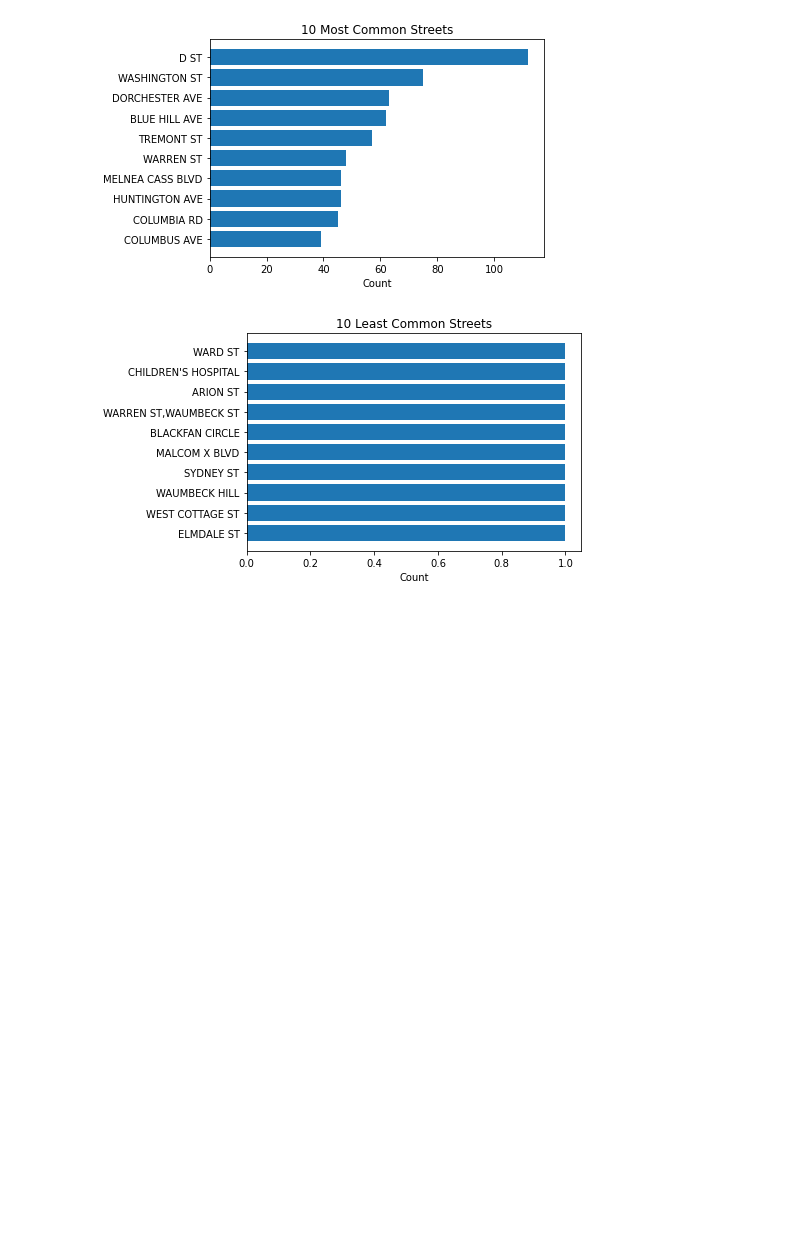
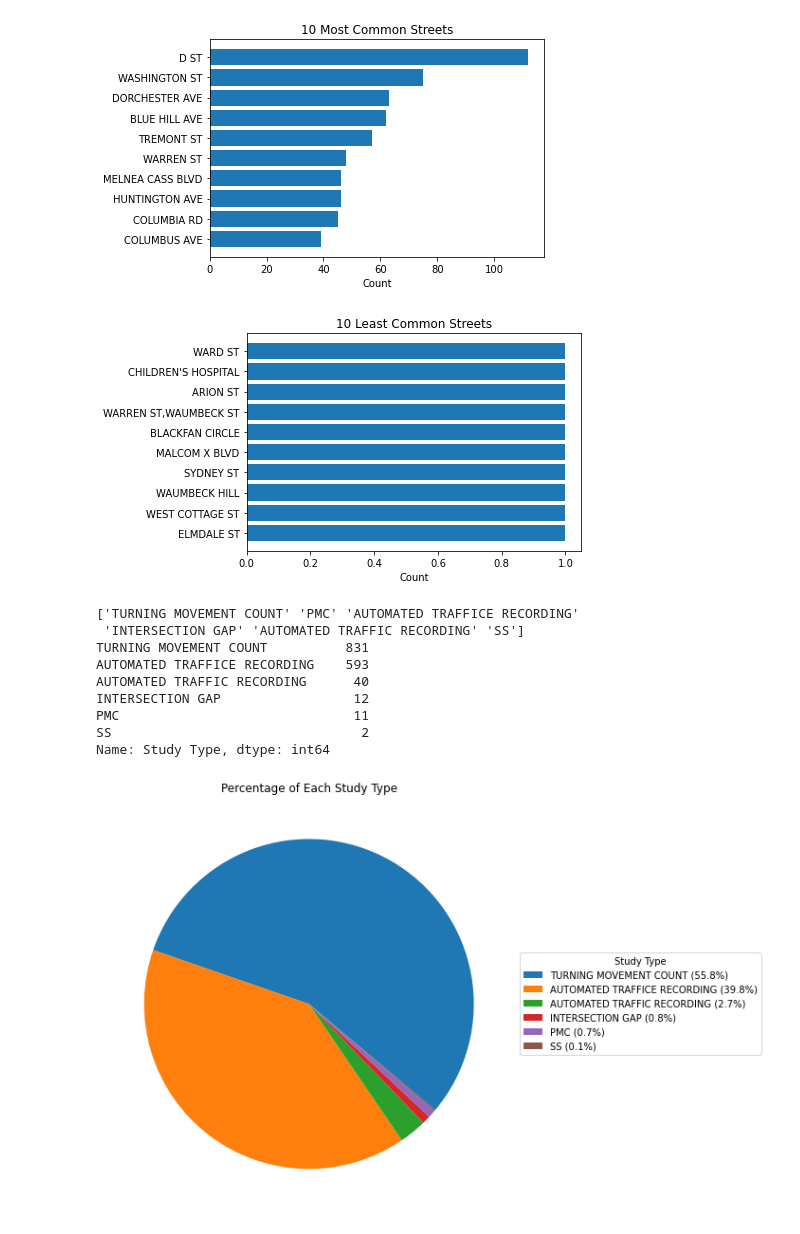
Before and after one commit to BU-Spark/ds-councilor-worrell-gun-violence, a Jupyter notebook: spring23-team-4/deliverables/TransportationGV.ipynb, the cells around one changed output. Saved outputs shown, nothing was run; the diff lists cells and outputs as text; code cells hidden in the pictures; blank space fills up the shorter version.

```diff
--- a/spring23-team-4/deliverables/TransportationGV.ipynb
+++ b/spring23-team-4/deliverables/TransportationGV.ipynb
@@ -245,3 +245,29 @@ plt.show()
 # %% [output]
 [figure]
 [figure]
+# %%
+print(Traffic_df['Study Type'].unique())
+
+study_type_counts = Traffic_df['Study Type'].value_counts()
+print(study_type_counts)
+
+fig, ax = plt.subplots(figsize=(14, 8))
+
+wedges, labels = ax.pie(study_type_counts.values, startangle=-40, radius=1)
+
+ax.legend(wedges, ['{} ({:.1f}%)'.format(k, v / sum(study_type_counts.values) * 100) for k, v in study_type_counts.items()], title="Study Type", loc="center left", bbox_to_anchor=(1, 0, 0.5, 1))
+ax.set_title("Percentage of Each Study Type")
+
+plt.savefig('../deliverables/TrafficTypes.png')
+plt.show()
+# %% [output]
+['TURNING MOVEMENT COUNT' 'PMC' 'AUTOMATED TRAFFICE RECORDING'
+ 'INTERSECTION GAP' 'AUTOMATED TRAFFIC RECORDING' 'SS']
+TURNING MOVEMENT COUNT          831
+AUTOMATED TRAFFICE RECORDING    593
+AUTOMATED TRAFFIC RECORDING      40
+INTERSECTION GAP                 12
+PMC                              11
+SS                                2
+Name: Study Type, dtype: int64
+[figure, added]
```
